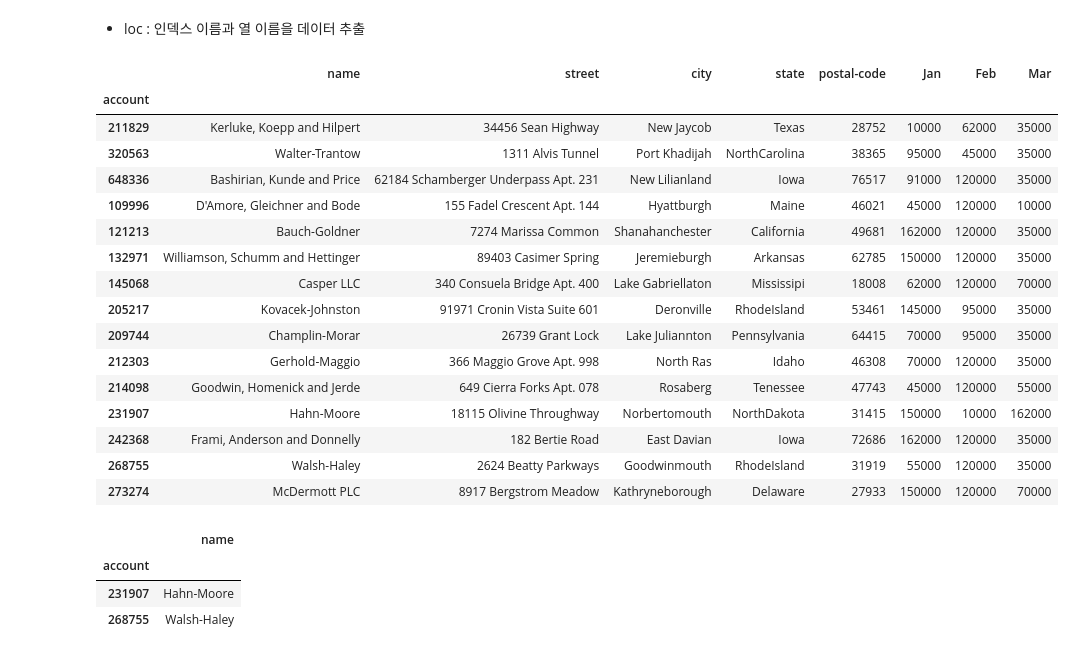
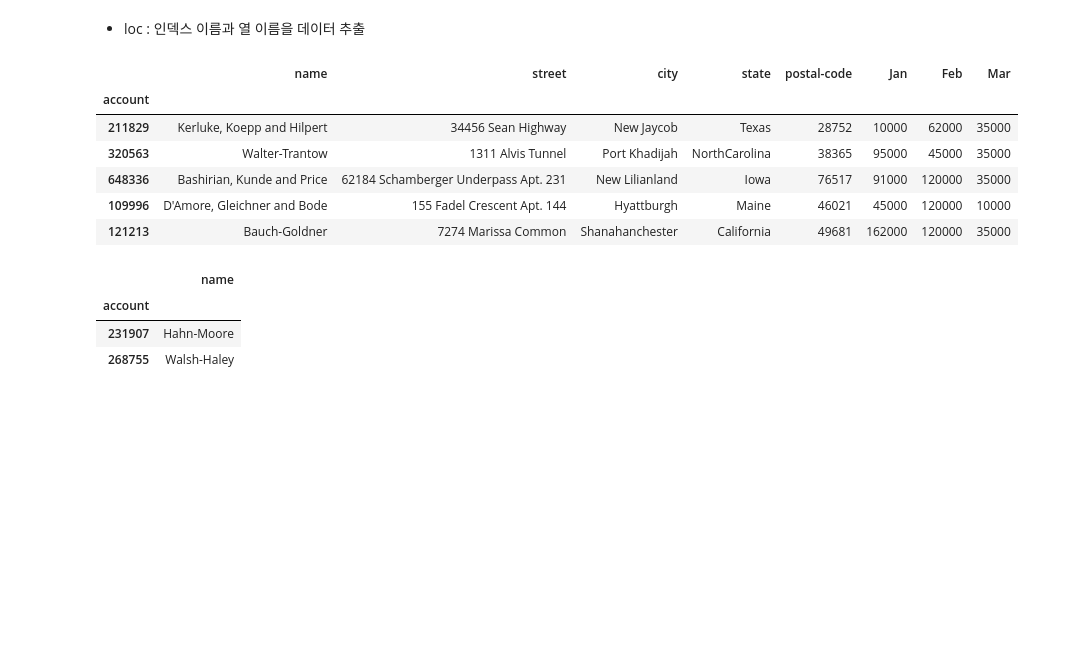
Before and after one commit to Laeti-Park/Data-Science, a Jupyter notebook: N1-Python-Machine-Learning/Study4.ipynb, the cells around one changed output. Cells and saved outputs as stored; diff of their text form; code cells hidden in the pictures; blank space fills up the shorter version.

```diff
--- a/N1-Python-Machine-Learning/Study4.ipynb
+++ b/N1-Python-Machine-Learning/Study4.ipynb
@@ -129,25 +116,15 @@ Name: name, dtype: object
 # %%
 df.index = df["account"]  # index값을 account열로 설정
 del df["account"]  # 인덱스를 제외한 account열 삭제
-df
+df.head()
 # %% [output]
 |  | name | street | city | state | postal-code | Jan | Feb | Mar |
 | account |  |  |  |  |  |  |  |  |
 | 211829 | Kerluke, Koepp and Hilpert | 34456 Sean Highway | New Jaycob | Texas | 28752 | 10000 | 62000 | 35000 |
 | 320563 | Walter-Trantow | 1311 Alvis Tunnel | Port Khadijah | NorthCarolina | 38365 | 95000 | 45000 | 35000 |
 | 648336 | Bashirian, Kunde and Price | 62184 Schamberger Underpass Apt. 231 | New Lilianland | Iowa | 76517 | 91000 | 120000 | 35000 |
 | 109996 | D'Amore, Gleichner and Bode | 155 Fadel Crescent Apt. 144 | Hyattburgh | Maine | 46021 | 45000 | 120000 | 10000 |
 | 121213 | Bauch-Goldner | 7274 Marissa Common | Shanahanchester | California | 49681 | 162000 | 120000 | 35000 |
-| 132971 | Williamson, Schumm and Hettinger | 89403 Casimer Spring | Jeremieburgh | Arkansas | 62785 | 150000 | 120000 | 35000 |
-| 145068 | Casper LLC | 340 Consuela Bridge Apt. 400 | Lake Gabriellaton | Mississipi | 18008 | 62000 | 120000 | 70000 |
-| 205217 | Kovacek-Johnston | 91971 Cronin Vista Suite 601 | Deronville | RhodeIsland | 53461 | 145000 | 95000 | 35000 |
-| 209744 | Champlin-Morar | 26739 Grant Lock | Lake Juliannton | Pennsylvania | 64415 | 70000 | 95000 | 35000 |
-| 212303 | Gerhold-Maggio | 366 Maggio Grove Apt. 998 | North Ras | Idaho | 46308 | 70000 | 120000 | 35000 |
-| 214098 | Goodwin, Homenick and Jerde | 649 Cierra Forks Apt. 078 | Rosaberg | Tenessee | 47743 | 45000 | 120000 | 55000 |
-| 231907 | Hahn-Moore | 18115 Olivine Throughway | Norbertomouth | NorthDakota | 31415 | 150000 | 10000 | 162000 |
-| 242368 | Frami, Anderson and Donnelly | 182 Bertie Road | East Davian | Iowa | 72686 | 162000 | 120000 | 35000 |
-| 268755 | Walsh-Haley | 2624 Beatty Parkways | Goodwinmouth | RhodeIsland | 31919 | 55000 | 120000 | 35000 |
-| 273274 | McDermott PLC | 8917 Bergstrom Meadow | Kathryneborough | Delaware | 27933 | 150000 | 120000 | 70000 |
 # %%
 df.loc[[231907, 268755], ["name"]]  # 인덱스 231907, 268755의 이름 확인
 # %% [output]
```
Also changed, not shown: parts of 29 cells of this notebook, 1 other file.
